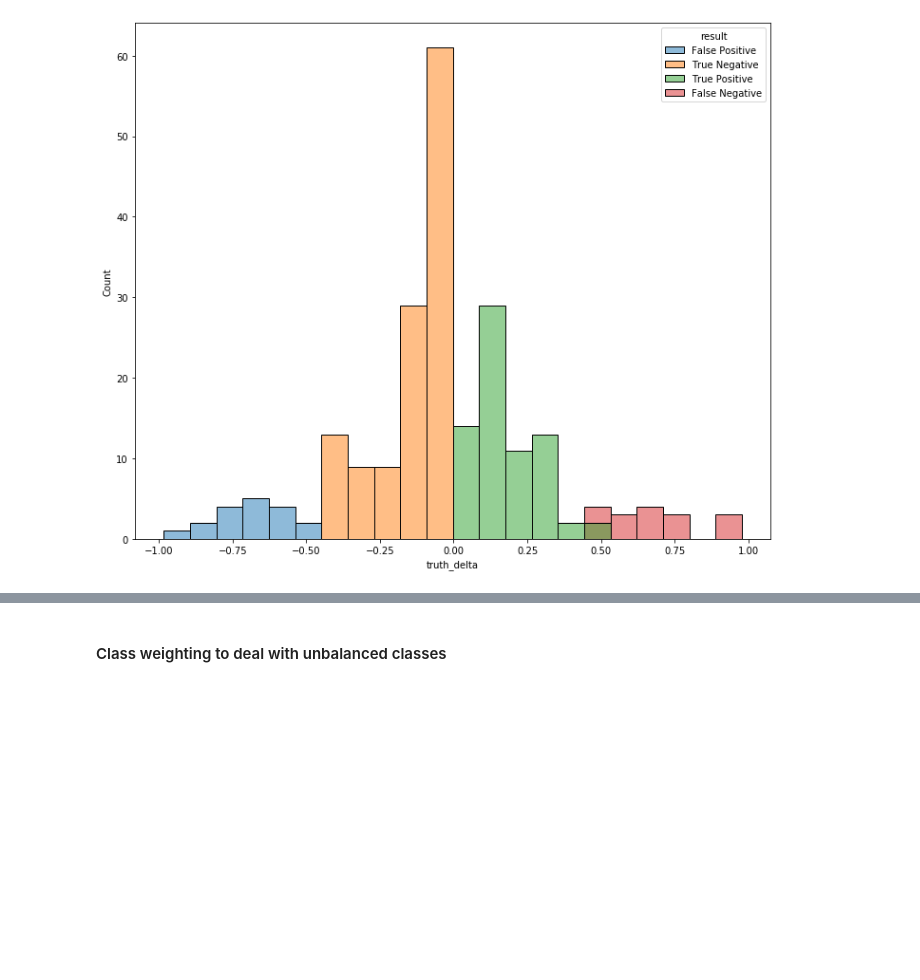
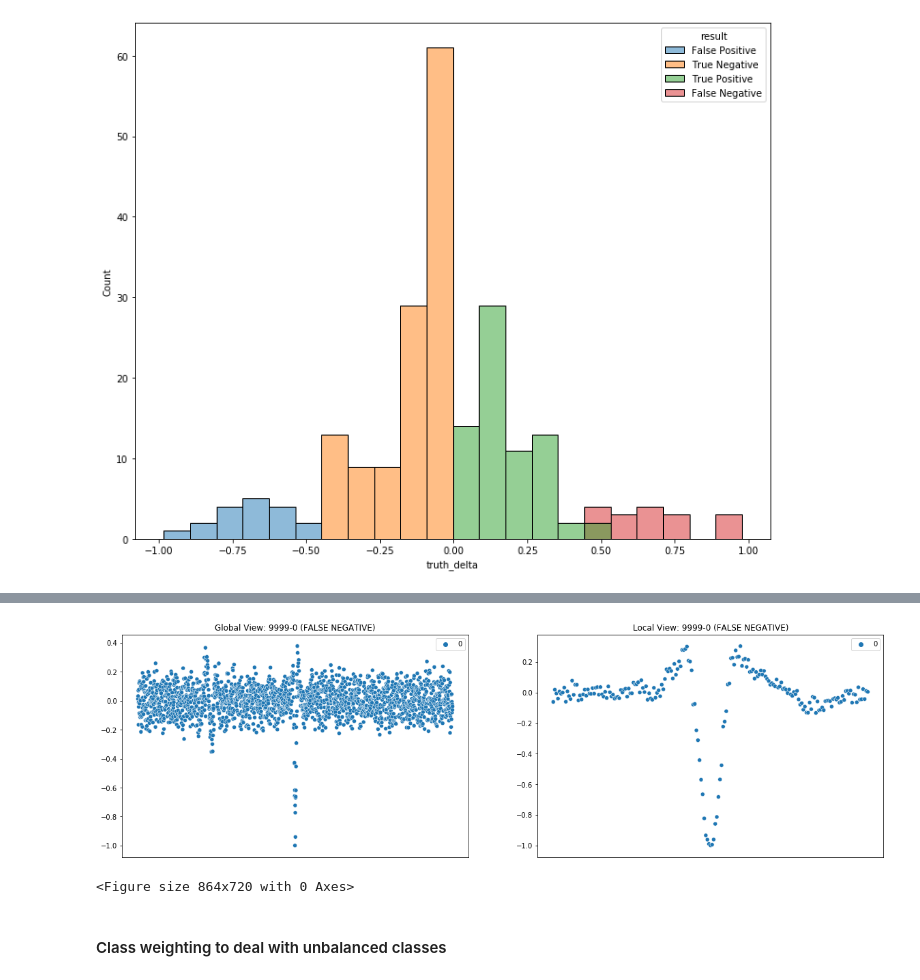
Before and after one commit to travisrmetz/w210, a Jupyter notebook: w2p/exoplanet_model.ipynb, the cells around one changed output, grey strips where cells are left out. Saved outputs shown, nothing was run; the diff lists cells and outputs as text; code cells hidden in the pictures; blank space fills up the shorter version.

```diff
--- a/w2p/exoplanet_model.ipynb
+++ b/w2p/exoplanet_model.ipynb
@@ -387,3 +434,11 @@ false_negatives
+# %%
+tce_number=41
+chart_curves(9999,0,
+             'FALSE NEGATIVE',
+             x_global_val[tce_number],x_local_val[tce_number])
+# %% [output]
+[figure, added]
+<Figure size 864x720 with 0 Axes>
 # %%
 baseline_results = model.evaluate([x_local_train,x_global_train],Y_train,
                                   batch_size=BATCH_SIZE, verbose=0)
```
Also changed, not shown: parts of 3 cells of this notebook.
